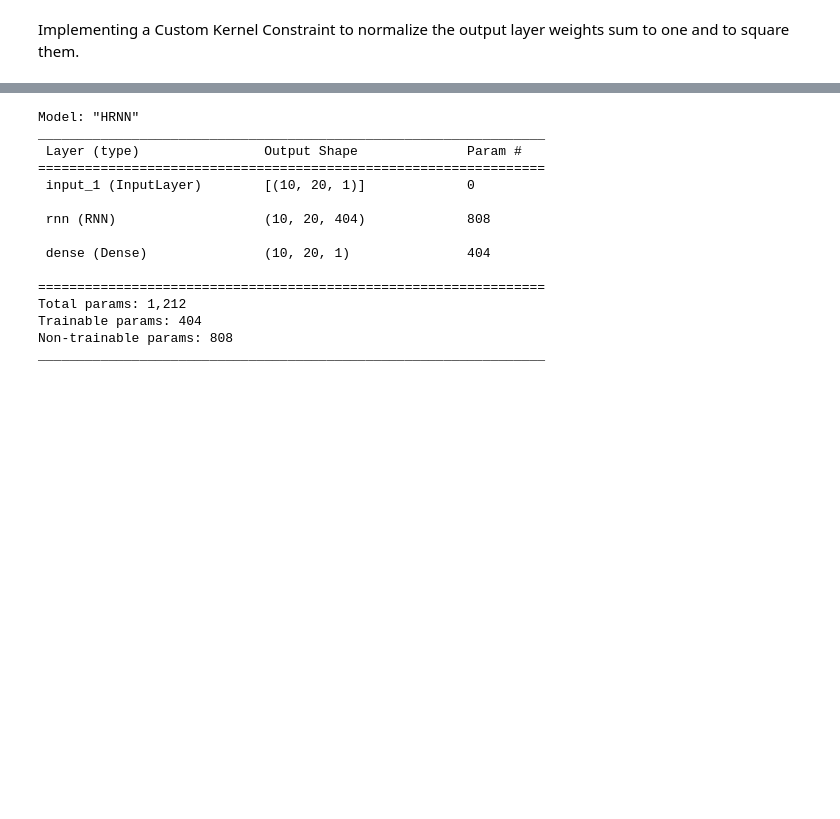
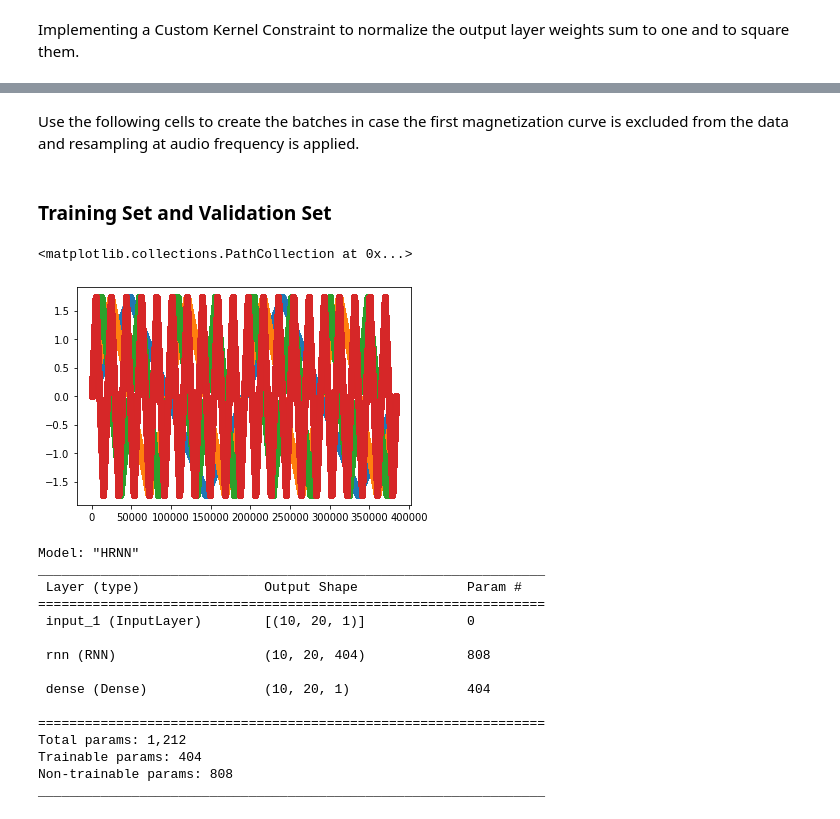
Before and after one commit to olivieromassi/Hysteresis-Modelling-with-Neural-Networks, a Jupyter notebook: HRNNModelTraining.ipynb, the cells around one changed output, grey strips where cells are left out. Cells and saved outputs as stored; diff of their text form; code cells hidden in the pictures; blank space fills up the shorter version.

```diff
--- a/HRNNModelTraining.ipynb
+++ b/HRNNModelTraining.ipynb
@@ -108,7 +127,4 @@ This notebook contains the preliminary tests: different strategies to train the
 # Defining some of the Network and Sequence parameters:
 # For training purposes, the sequence length is fixed to 20
 seq_len = 20
-batch_size = len(train_dataset)
-
-# To have cross-batch statefulness set stateful = True
-stateful = True
+n_train_signals = len(train_dataset)
@@ -357,0 +305,2 @@ class CustomUnitNorm(tf.keras.constraints.Constraint):
+# %% [markdown]
+Use the following cells to create the batches in case the first magnetization curve is excluded from the data and resampling at audio frequency is applied.
@@ -358,2 +340,45 @@ class CustomUnitNorm(tf.keras.constraints.Constraint):
+# %% [markdown]
+### Training Set and Validation Set
+# %%
+# Resample the signals and create the batches:
+fs = 1e5
+resample_fs = 96e3 # or 44.1e3, 48e3, 96e3
+
+repetitions = 2
+
+# Create the batches to be used for model training
+train_batches = resample_and_batch(train_dataset, repetitions=repetitions, resample_fs=resample_fs, fs=fs, seq_len=seq_len)
+
+# Create the batches to be used for model validation
+val_batches = resample_and_batch(val_dataset, repetitions=1, resample_fs=resample_fs, fs=fs, seq_len=seq_len)
+# %%
+#####################
+### DEBUG BATCHES ###
+#####################
+
+x1_axis = []
+x2_axis = []
+x3_axis = []
+x4_axis = []
+
+
+for batch in train_batches:
+    x1_axis.append(batch[0][0])
+
+    x2_axis.append(batch[0][1])
+
+    x3_axis.append(batch[0][2])
+
+    x4_axis.append(batch[0][3])
+
+
+plt.figure()
+plt.scatter(np.arange(0, 384000, 1), x1_axis)
+plt.scatter(np.arange(0, 384000, 1), x2_axis)
+plt.scatter(np.arange(0, 384000, 1), x3_axis)
+plt.scatter(np.arange(0, 384000, 1), x4_axis)
+# %% [output]
+<matplotlib.collections.PathCollection at 0x...>
+[figure, added]
 # %%
 # Example: building a HRNN using the custom cell
```
Also changed, not shown: parts of 60 cells of this notebook.
